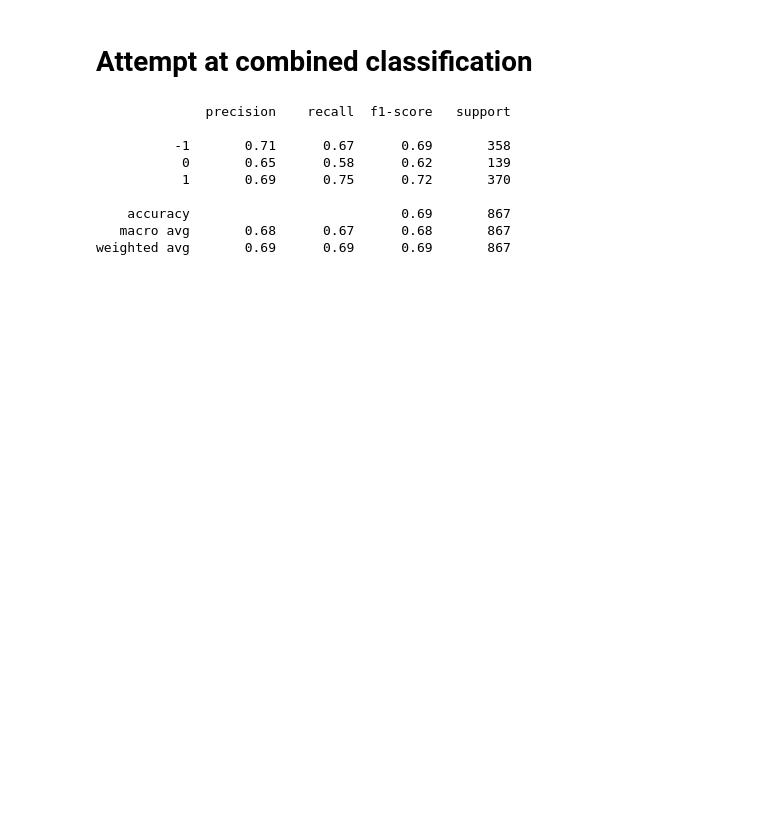
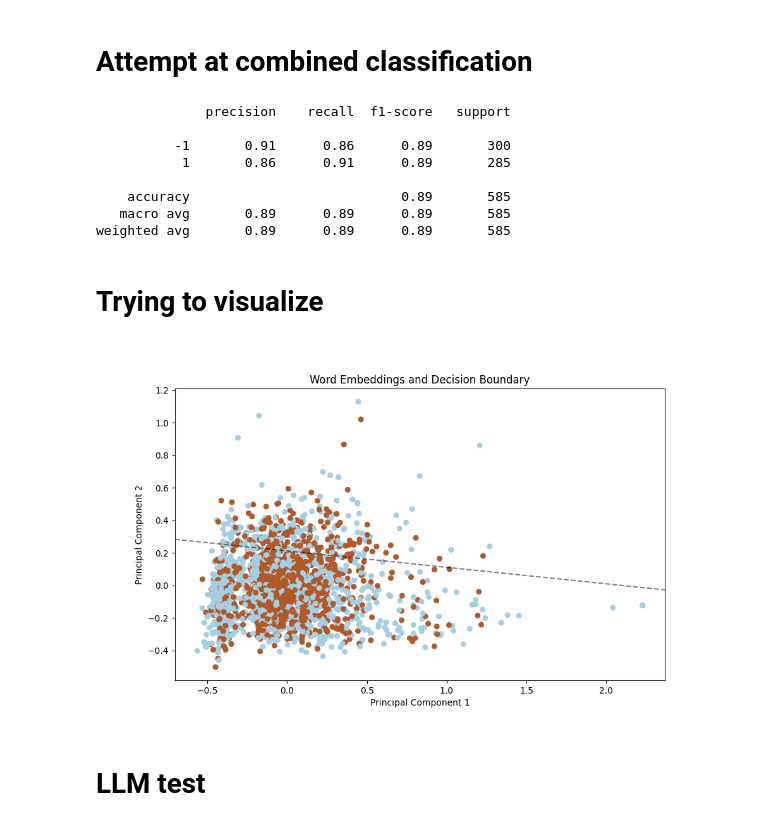
Before and after one commit to hemanth-nakshatri/Keyword-Relevance-Classification-via-Context-Analysis, a Jupyter notebook: 839-data-process.ipynb, the cells around one changed output. Drawn from its saved outputs; the diff is of its cells as text; code cells hidden in the pictures; blank space fills up the shorter version.

```diff
--- a/839-data-process.ipynb
+++ b/839-data-process.ipynb
@@ -159,14 +177,4 @@ df = pd.concat([df, df4], ignore_index=True)
 # %%
-import pandas as pd
-import numpy as np
-from sklearn.model_selection import train_test_split
-from sklearn.svm import SVC
-from sklearn.metrics import classification_report
-import gensim.downloader as api
-
-# Load pre-trained word embeddings (word2vec)
-word_vectors = api.load("word2vec-google-news-300")
-
 def extract_features(row):
     # Extract keyword and text
     keyword = row['Keyword']
@@ -189,6 +197,7 @@ def extract_features(row):
 # Ensure string type and handle missing data
 df['Keyword'] = df['Keyword'].fillna('').astype(str)
 df['Text'] = df['Text'].fillna('').astype(str)
+df.loc[df['Label'] == 0, 'Label'] = -1
 
 # Apply feature extraction
 df['Features'] = df.apply(extract_features, axis=1)
@@ -197,7 +206,7 @@ df['Features'] = df.apply(extract_features, axis=1)
 df = df.dropna(subset=['Features'])
 
 # Split data
-X_train, X_test, y_train, y_test = train_test_split(df['Features'].tolist(), df['Label'], test_size=0.2, random_state=42)
+X_train, X_test, y_train, y_test = train_test_split(df['Features'].tolist(), df['Label'], test_size=0.2)#, random_state=42)
 
 # Train classifier
 clf = SVC(kernel='linear')
@@ -211,10 +220,58 @@ print(classification_report(y_test, y_pred))
 # %% [output]
               precision    recall  f1-score   support
 
-          -1       0.71      0.67      0.69       358
-           0       0.65      0.58      0.62       139
-           1       0.69      0.75      0.72       370
+          -1       0.91      0.86      0.89       300
+           1       0.86      0.91      0.89       285
 
-    accuracy                           0.69       867
-   macro avg       0.68      0.67      0.68       867
-weighted avg       0.69      0.69      0.69       867
+    accuracy                           0.89       585
+   macro avg       0.89      0.89      0.89       585
+weighted avg       0.89      0.89      0.89       585
+# %% [markdown]
+# Trying to visualize
+# %%
+import numpy as np
+import matplotlib.pyplot as plt
+from sklearn.decomposition import PCA
+from sklearn.svm import SVC
+
+# Assuming word_vectors, X_train, y_train are defined as in the previous code snippet
+
+# Perform PCA for dimensionality reduction
+pca = PCA(n_components=2)
+X_train_pca = pca.fit_transform(X_train)
+
+# Train a Support Vector Classifier (SVC) with linear kernel
+clf = SVC(kernel='linear')
+clf.fit(X_train_pca, y_train)
+
+# Visualize word embeddings and decision boundaries
+def plot_embedding_and_decision_boundary(X, y, clf, pca):
+    # Plot word embeddings
+    plt.figure(figsize=(10, 6))
+    plt.scatter(X[:, 0], X[:, 1], c=y, cmap=plt.cm.Paired, s=30)
+
+    # Plot decision boundary
+    ax = plt.gca()
+    xlim = ax.get_xlim()
+    ylim = ax.get_ylim()
+
+    # Create grid to evaluate model
+    xx, yy = np.meshgrid(np.linspace(xlim[0], xlim[1], 50),
+                         np.linspace(ylim[0], ylim[1], 50))
+    Z = clf.decision_function(np.c_[xx.ravel(), yy.ravel()])
+
+    # Plot decision boundary and margins
+    Z = Z.reshape(xx.shape)
+    plt.contour(xx, yy, Z, colors='k', levels=[-1, 0, 1], alpha=0.5,
+                linestyles=['--', '-', '--'])
+
+    plt.title('Word Embeddings and Decision Boundary')
+    plt.xlabel('Principal Component 1')
+    plt.ylabel('Principal Component 2')
+    plt.show()
+
+plot_embedding_and_decision_boundary(X_train_pca, y_train, clf, pca)
+# %% [output]
+[figure, added]
+# %% [markdown]
+# LLM test
```
Also changed, not shown: parts of 9 cells of this notebook.
